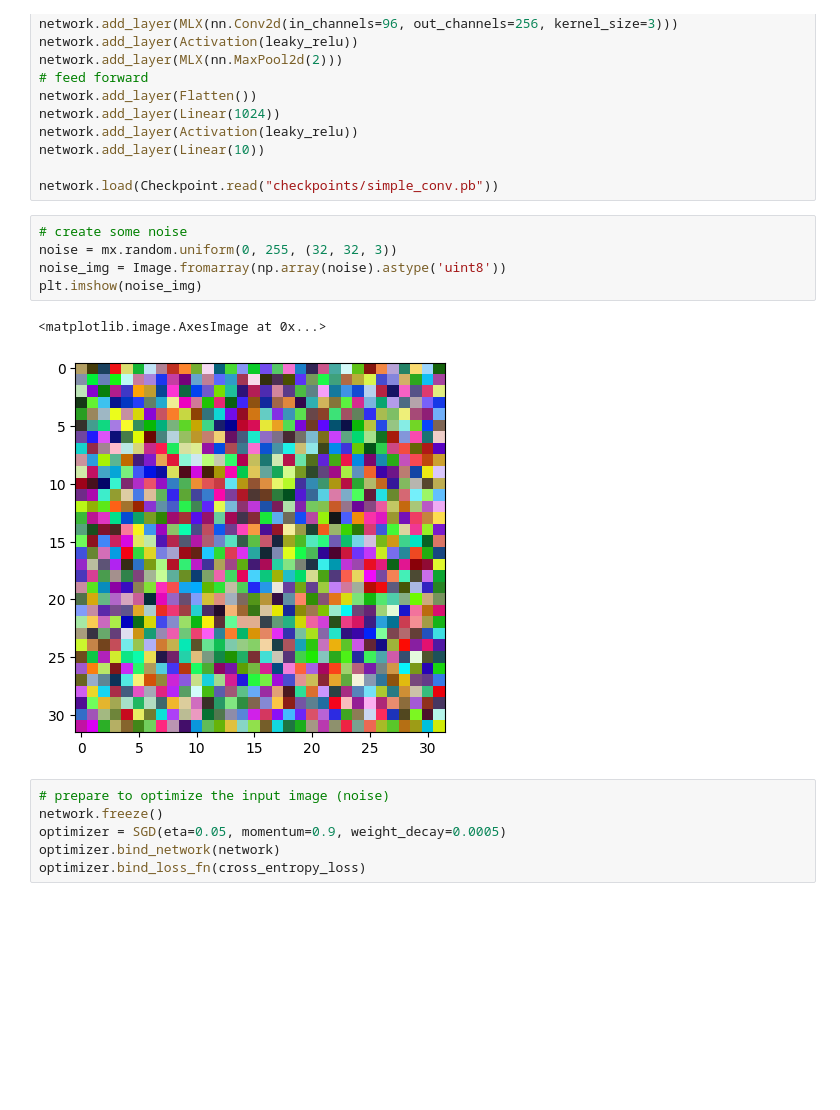
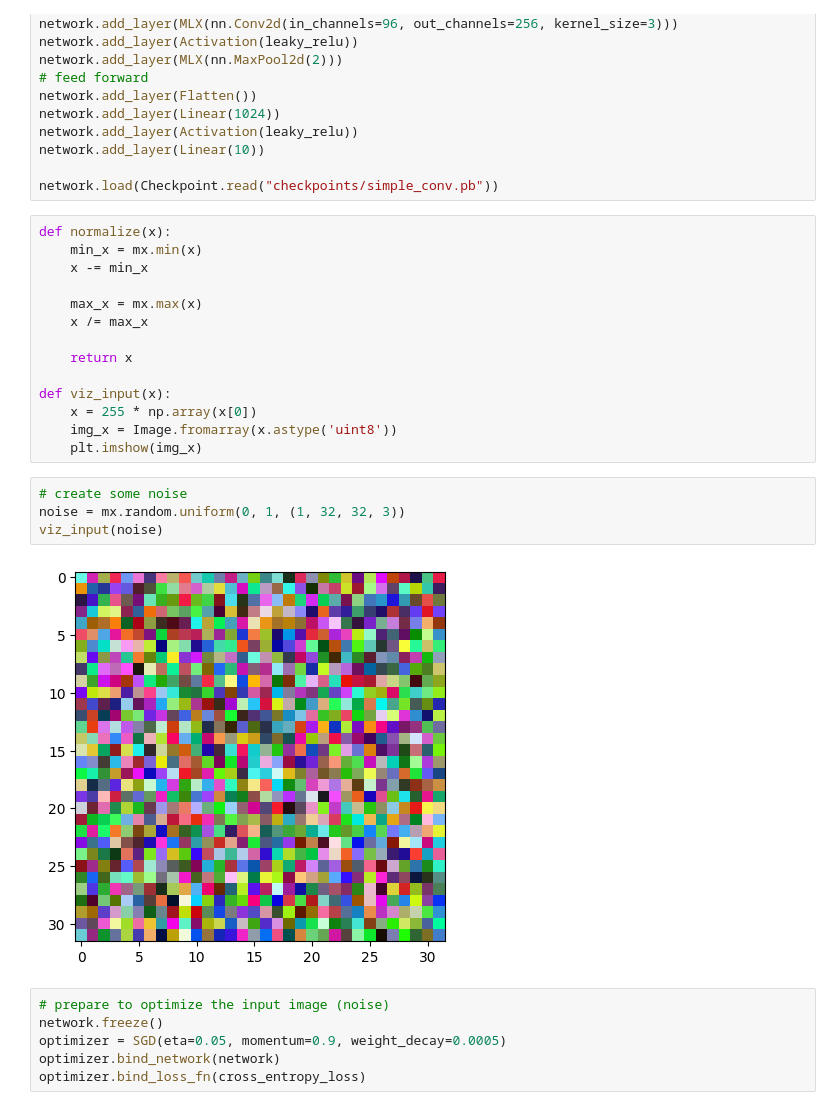
Before and after one commit to AlexPetrusca/project-a-week, a Jupyter notebook: week 9 - deeper into convnets/visualize_classes.ipynb, the cells around one changed output. Saved outputs shown, nothing was run; the diff lists cells and outputs as text; blank space fills up the shorter version.

```diff
--- a/week 9 - deeper into convnets/visualize_classes.ipynb
+++ b/week 9 - deeper into convnets/visualize_classes.ipynb
@@ -34,14 +34,26 @@ network.add_layer(Activation(leaky_relu))
 network.add_layer(Linear(10))
 
 network.load(Checkpoint.read("checkpoints/simple_conv.pb"))
+# %%
+def normalize(x):
+    min_x = mx.min(x)
+    x -= min_x
+
+    max_x = mx.max(x)
+    x /= max_x
+
+    return x
+
+def viz_input(x):
+    x = 255 * np.array(x[0])
+    img_x = Image.fromarray(x.astype('uint8'))
+    plt.imshow(img_x)
 # %%
 # create some noise
-noise = mx.random.uniform(0, 255, (32, 32, 3))
-noise_img = Image.fromarray(np.array(noise).astype('uint8'))
-plt.imshow(noise_img)
+noise = mx.random.uniform(0, 1, (1, 32, 32, 3))
+viz_input(noise)
 # %% [output]
-<matplotlib.image.AxesImage at 0x...>
-[figure, old version]
+[figure, new version]
 # %%
 # prepare to optimize the input image (noise)
 network.freeze()
```
Also changed, not shown: parts of 2 cells of this notebook, 1 other file.
